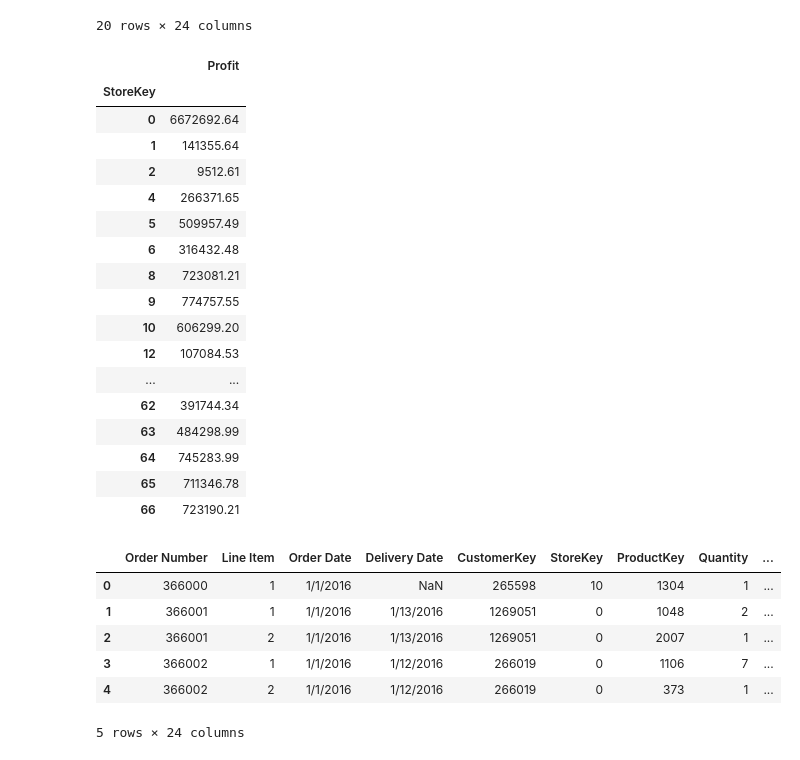
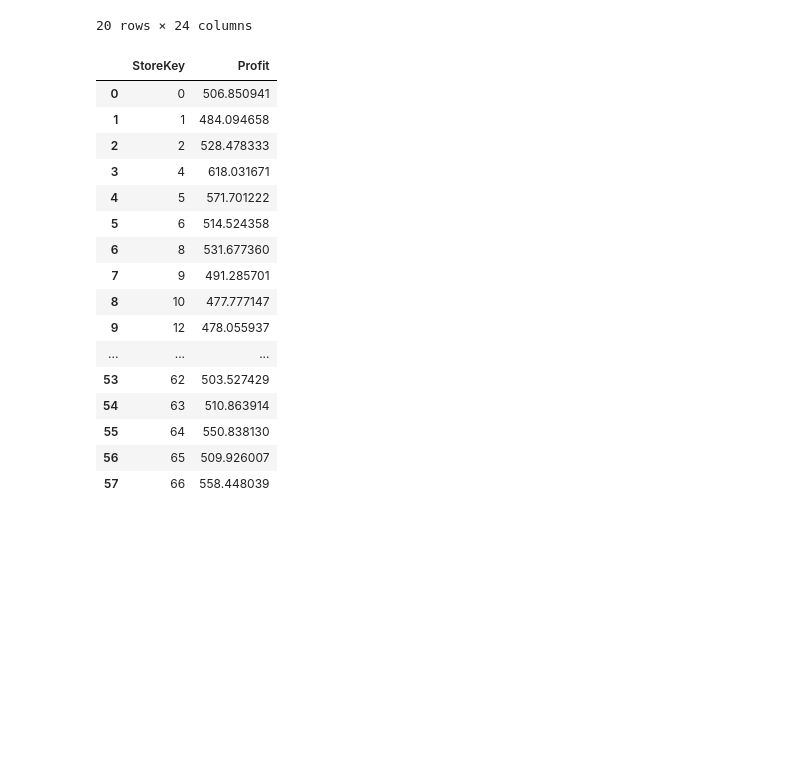
Before and after one commit to Hubert-Pierzchalski/Electronic_Store_Data_Vis, a Jupyter notebook: main.ipynb, the cells around one changed output. Saved outputs shown, nothing was run; the diff lists cells and outputs as text; code cells hidden in the pictures; blank space fills up the shorter version.

```diff
--- a/main.ipynb
+++ b/main.ipynb
@@ -168,33 +180,27 @@ Sales_Store_Products.head(20)
 | 19 | 366011 | 4 | 1/1/2016 | NaN | 1984985 | 66 | 2392 | 3 | ... |
 20 rows × 24 columns
 # %%
-Sales_Store_Products.groupby(["StoreKey"])[["Profit"]].sum()#.sum().sort_values(by="Profit", ascending=False) , "Percent Profit"
+Profit_Store_Sum = Sales_Store_Products.groupby(["StoreKey"])[["Profit"]].sum().reset_index()#.sum().sort_values(by="Profit", ascending=False) , "Percent Profit"
-# %% [output]
-|  | Profit |
-| StoreKey |  |
-| 0 | 6672692.64 |
-| 1 | 141355.64 |
-| 2 | 9512.61 |
-| 4 | 266371.65 |
-| 5 | 509957.49 |
-| 6 | 316432.48 |
-| 8 | 723081.21 |
-| 9 | 774757.55 |
-| 10 | 606299.20 |
-| 12 | 107084.53 |
-| ... | ... |
-| 62 | 391744.34 |
-| 63 | 484298.99 |
-| 64 | 745283.99 |
-| 65 | 711346.78 |
-| 66 | 723190.21 |
 # %%
-Sales_Store_Products.head()
+Qunat_Store_Sum = Sales_Store_Products.groupby(["StoreKey"])[["Quantity"]].sum().reset_index()
-# %% [output]
-|  | Order Number | Line Item | Order Date | Delivery Date | CustomerKey | StoreKey | ProductKey | Quantity | ... |
-| 0 | 366000 | 1 | 1/1/2016 | NaN | 265598 | 10 | 1304 | 1 | ... |
-| 1 | 366001 | 1 | 1/1/2016 | 1/13/2016 | 1269051 | 0 | 1048 | 2 | ... |
-| 2 | 366001 | 2 | 1/1/2016 | 1/13/2016 | 1269051 | 0 | 2007 | 1 | ... |
-| 3 | 366002 | 1 | 1/1/2016 | 1/12/2016 | 266019 | 0 | 1106 | 7 | ... |
-| 4 | 366002 | 2 | 1/1/2016 | 1/12/2016 | 266019 | 0 | 373 | 1 | ... |
-5 rows × 24 columns
+# %%
+avg_profit_per_store = Sales_Store_Products.groupby(["StoreKey"])[["Profit"]].mean().reset_index()
+avg_profit_per_store
+# %% [output]
+|  | StoreKey | Profit |
+| 0 | 0 | 506.850941 |
+| 1 | 1 | 484.094658 |
+| 2 | 2 | 528.478333 |
+| 3 | 4 | 618.031671 |
+| 4 | 5 | 571.701222 |
+| 5 | 6 | 514.524358 |
+| 6 | 8 | 531.677360 |
+| 7 | 9 | 491.285701 |
+| 8 | 10 | 477.777147 |
+| 9 | 12 | 478.055937 |
+| ... | ... | ... |
+| 53 | 62 | 503.527429 |
+| 54 | 63 | 510.863914 |
+| 55 | 64 | 550.838130 |
+| 56 | 65 | 509.926007 |
+| 57 | 66 | 558.448039 |
```
Also changed, not shown: parts of 9 cells of this notebook.
